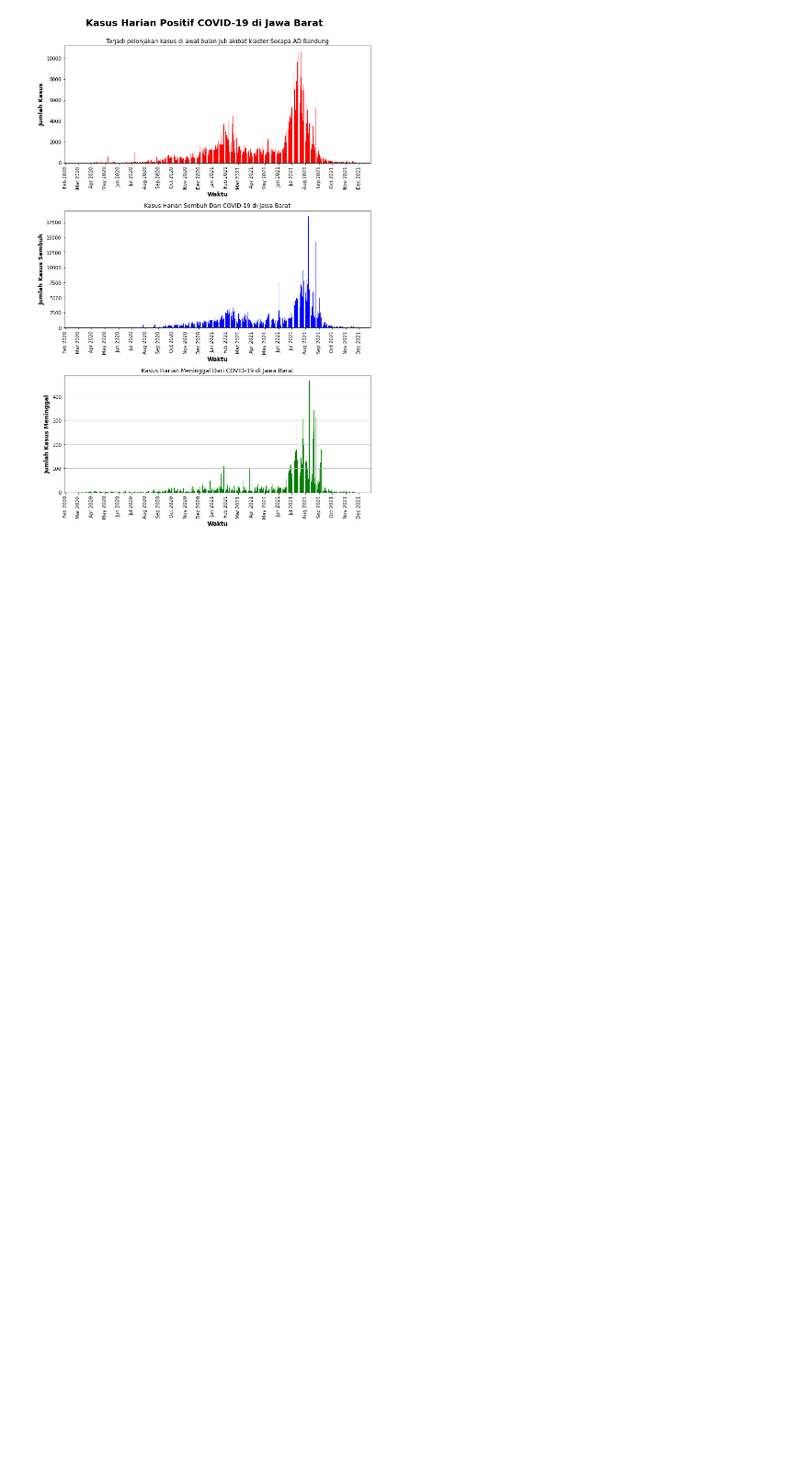
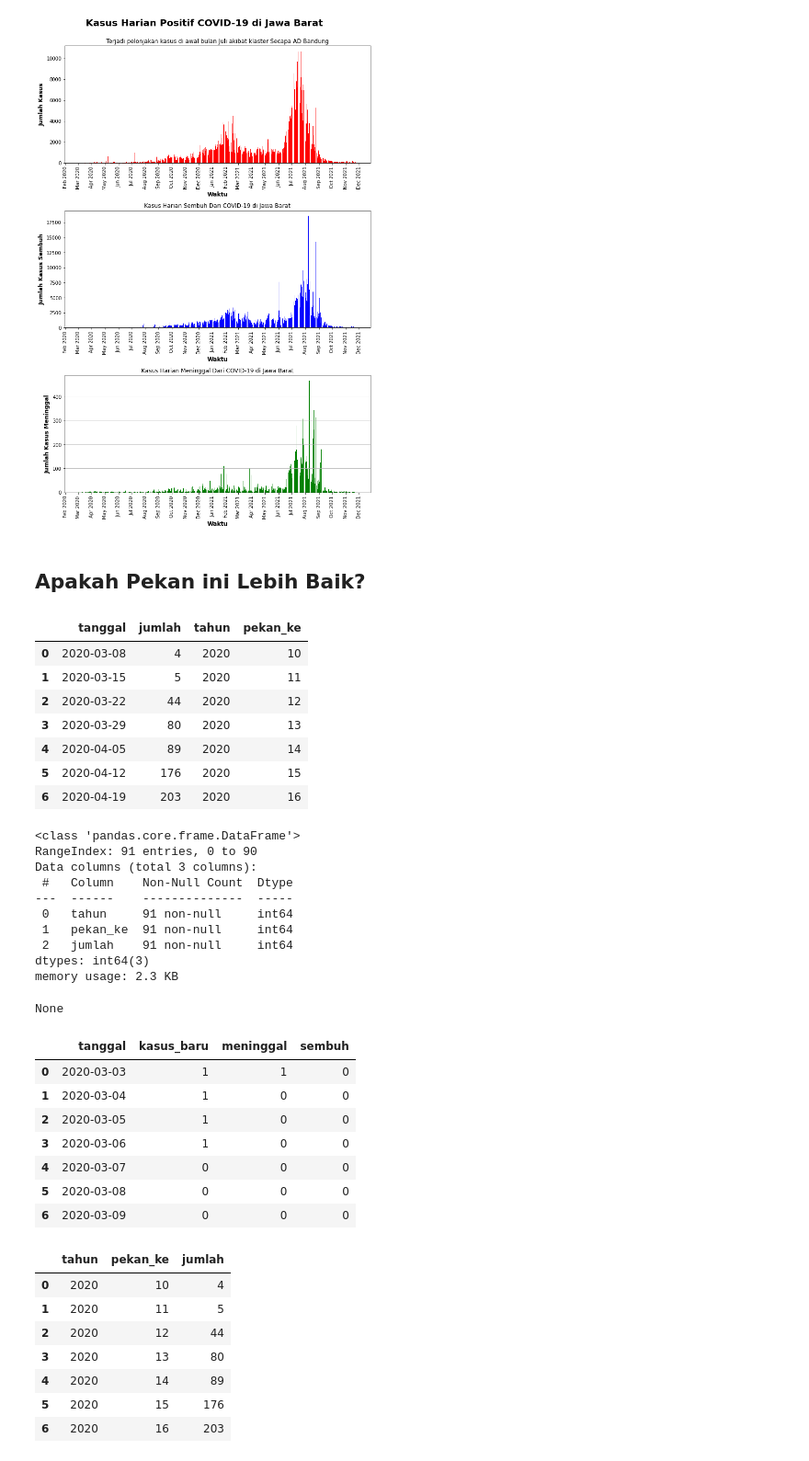
Before and after one commit to UsepSyaikalArifin/Application-File-PT-Bukit-Makmur-Mandiri-Utama-BUMA-, a Jupyter notebook: Kelas Penerapan di Industri/Eksplorasi dan Analisis Data COVID-19 Indonesia using Python/Jupyter Notebook/main.ipynb, the cells around one changed output. Shown at 92% size. Saved outputs shown, nothing was run; the diff lists cells and outputs as text; code cells hidden in the pictures; blank space fills up the shorter version.

```diff
--- a/Kelas Penerapan di Industri/Eksplorasi dan Analisis Data COVID-19 Indonesia using Python/Jupyter Notebook/main.ipynb
+++ b/Kelas Penerapan di Industri/Eksplorasi dan Analisis Data COVID-19 Indonesia using Python/Jupyter Notebook/main.ipynb
@@ -301,3 +302,60 @@ plt.show()
 # %% [output]
 <Figure size 432x288 with 0 Axes>
 [figure]
+# %% [markdown]
+## Apakah Pekan ini Lebih Baik?
+# %%
+cov_jabar_pekanan = (
+                        cov_jabar_tidy.set_index("tanggal")["kasus_baru"]
+                                      .resample("W")
+                                      .sum()
+                                      .reset_index()
+                                      .rename(columns={"kasus_baru" : "jumlah"})
+                    )
+
+cov_jabar_pekanan["tahun"] = cov_jabar_pekanan["tanggal"].apply(lambda x: x.year)
+cov_jabar_pekanan["pekan_ke"] = cov_jabar_pekanan["tanggal"].apply(lambda x: x.weekofyear)
+
+display(cov_jabar_pekanan.head(7))
+
+cov_jabar_pekanan = cov_jabar_pekanan[["tahun", "pekan_ke", "jumlah"]]
+
+display(cov_jabar_pekanan.info())
+display(cov_jabar_tidy.head(7))
+display(cov_jabar_pekanan.head(7))
+# %% [output]
+|  | tanggal | jumlah | tahun | pekan_ke |
+| 0 | 2020-03-08 | 4 | 2020 | 10 |
+| 1 | 2020-03-15 | 5 | 2020 | 11 |
+| 2 | 2020-03-22 | 44 | 2020 | 12 |
+| 3 | 2020-03-29 | 80 | 2020 | 13 |
+| 4 | 2020-04-05 | 89 | 2020 | 14 |
+| 5 | 2020-04-12 | 176 | 2020 | 15 |
+| 6 | 2020-04-19 | 203 | 2020 | 16 |
+<class 'pandas.core.frame.DataFrame'>
+RangeIndex: 91 entries, 0 to 90
+Data columns (total 3 columns):
+ #   Column    Non-Null Count  Dtype
+---  ------    --------------  -----
+ 0   tahun     91 non-null     int64
+ 1   pekan_ke  91 non-null     int64
+ 2   jumlah    91 non-null     int64
+dtypes: int64(3)
+memory usage: 2.3 KB
+None
+|  | tanggal | kasus_baru | meninggal | sembuh |
+| 0 | 2020-03-03 | 1 | 1 | 0 |
+| 1 | 2020-03-04 | 1 | 0 | 0 |
+| 2 | 2020-03-05 | 1 | 0 | 0 |
+| 3 | 2020-03-06 | 1 | 0 | 0 |
+| 4 | 2020-03-07 | 0 | 0 | 0 |
+| 5 | 2020-03-08 | 0 | 0 | 0 |
+| 6 | 2020-03-09 | 0 | 0 | 0 |
+|  | tahun | pekan_ke | jumlah |
+| 0 | 2020 | 10 | 4 |
+| 1 | 2020 | 11 | 5 |
+| 2 | 2020 | 12 | 44 |
+| 3 | 2020 | 13 | 80 |
+| 4 | 2020 | 14 | 89 |
+| 5 | 2020 | 15 | 176 |
+| 6 | 2020 | 16 | 203 |
```
Also changed, not shown: parts of 5 cells of this notebook.
